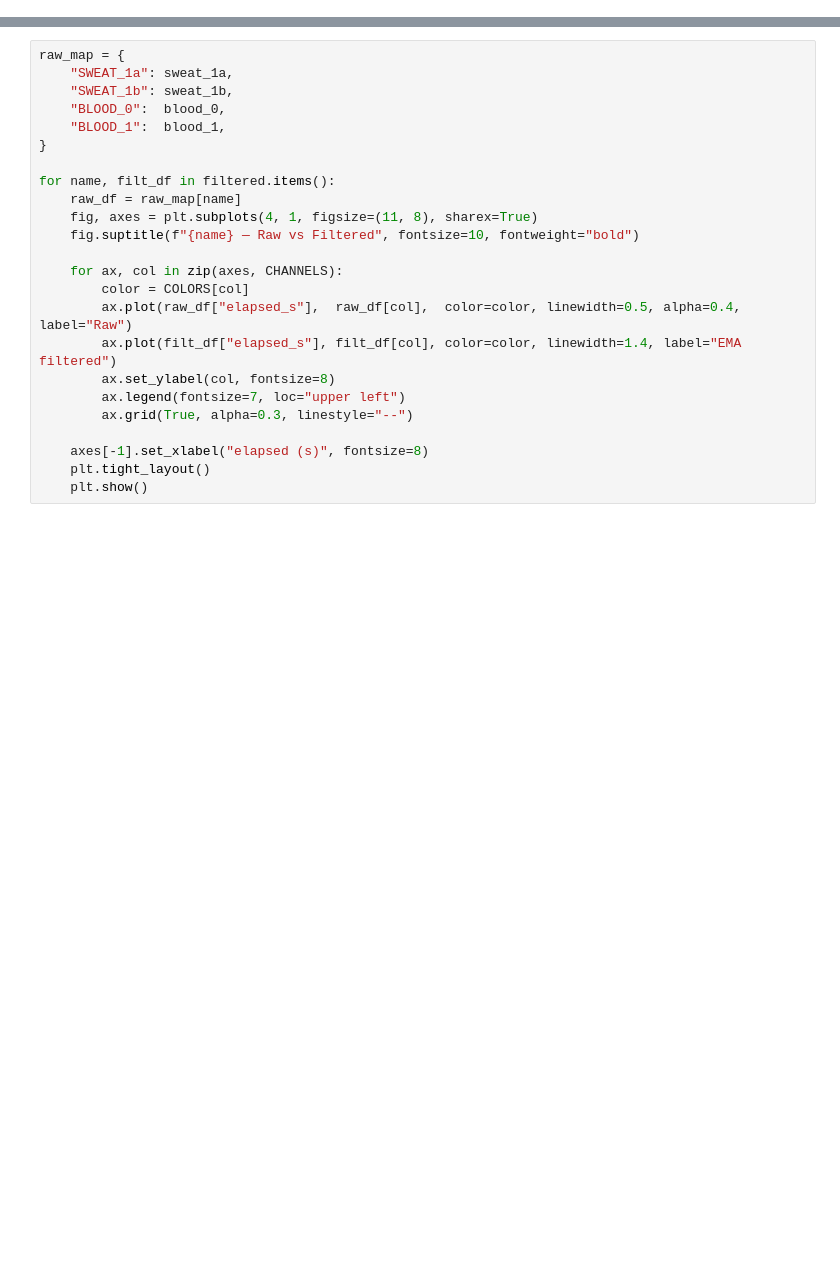
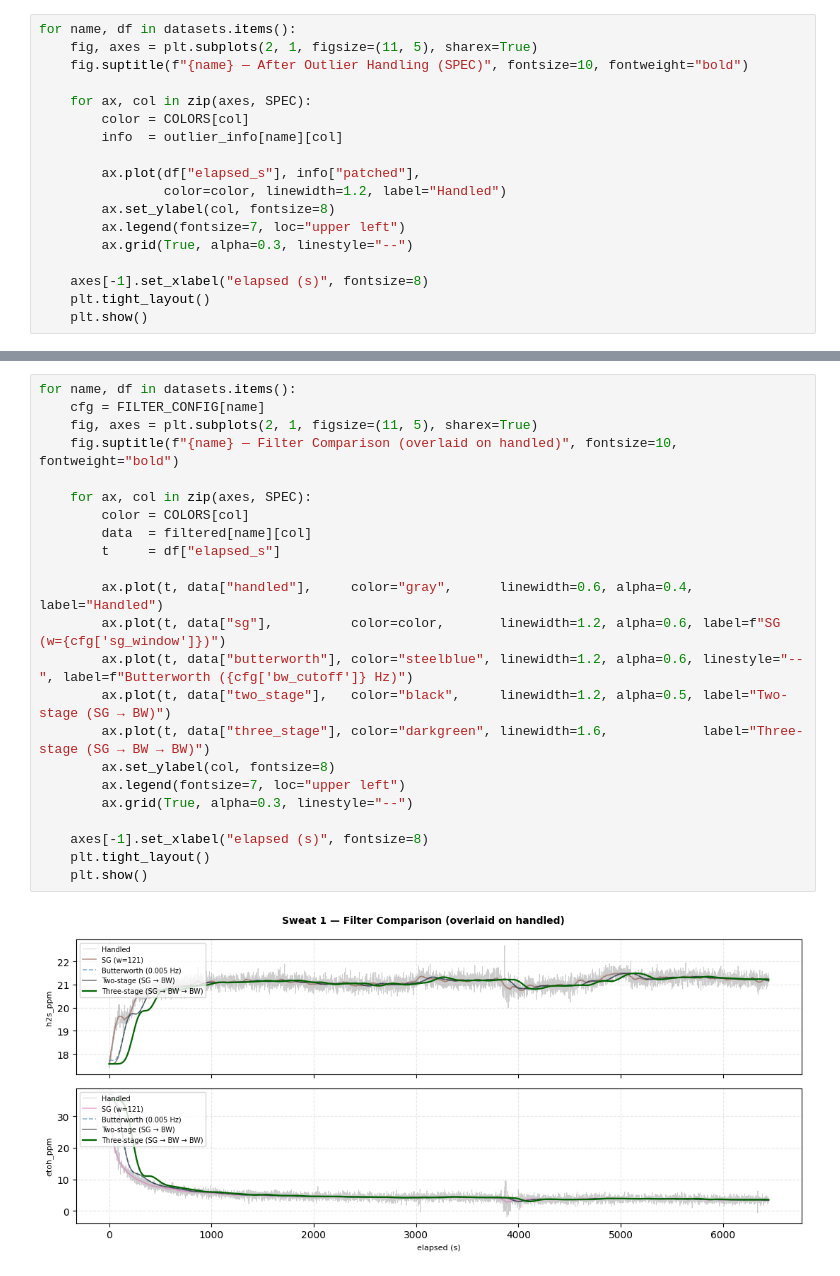
Before and after one commit to brenthoang12/gas-injury-detection, a Jupyter notebook: experiment-data-clean/spec_filter.ipynb, the cells around one changed output, grey strips where cells are left out. Saved outputs shown, nothing was run; the diff lists cells and outputs as text; blank space fills up the shorter version.

```diff
--- a/experiment-data-clean/spec_filter.ipynb
+++ b/experiment-data-clean/spec_filter.ipynb
@@ -88,0 +271,18 @@ for name, df in datasets.items():
+# %%
+for name, df in datasets.items():
+    fig, axes = plt.subplots(2, 1, figsize=(11, 5), sharex=True)
+    fig.suptitle(f"{name} — After Outlier Handling (SPEC)", fontsize=10, fontweight="bold")
+
+    for ax, col in zip(axes, SPEC):
+        color = COLORS[col]
+        info  = outlier_info[name][col]
+
+        ax.plot(df["elapsed_s"], info["patched"],
+                color=color, linewidth=1.2, label="Handled")
+        ax.set_ylabel(col, fontsize=8)
+        ax.legend(fontsize=7, loc="upper left")
+        ax.grid(True, alpha=0.3, linestyle="--")
+
+    axes[-1].set_xlabel("elapsed (s)", fontsize=8)
+    plt.tight_layout()
+    plt.show()
@@ -158,24 +367,25 @@ filtered = {
 # %%
-raw_map = {
-    "SWEAT_1a": sweat_1a,
-    "SWEAT_1b": sweat_1b,
-    "BLOOD_0":  blood_0,
-    "BLOOD_1":  blood_1,
-}
+for name, df in datasets.items():
+    cfg = FILTER_CONFIG[name]
+    fig, axes = plt.subplots(2, 1, figsize=(11, 5), sharex=True)
+    fig.suptitle(f"{name} — Filter Comparison (overlaid on handled)", fontsize=10, fontweight="bold")
 
-for name, filt_df in filtered.items():
-    raw_df = raw_map[name]
-    fig, axes = plt.subplots(4, 1, figsize=(11, 8), sharex=True)
-    fig.suptitle(f"{name} — Raw vs Filtered", fontsize=10, fontweight="bold")
+    for ax, col in zip(axes, SPEC):
+        color = COLORS[col]
+        data  = filtered[name][col]
+        t     = df["elapsed_s"]
 
-    for ax, col in zip(axes, CHANNELS):
-        color = COLORS[col]
-        ax.plot(raw_df["elapsed_s"],  raw_df[col],  color=color, linewidth=0.5, alpha=0.4, label="Raw")
-        ax.plot(filt_df["elapsed_s"], filt_df[col], color=color, linewidth=1.4, label="EMA filtered")
+        ax.plot(t, data["handled"],     color="gray",      linewidth=0.6, alpha=0.4, label="Handled")
+        ax.plot(t, data["sg"],          color=color,       linewidth=1.2, alpha=0.6, label=f"SG (w={cfg['sg_window']})")
+        ax.plot(t, data["butterworth"], color="steelblue", linewidth=1.2, alpha=0.6, linestyle="--", label=f"Butterworth ({cfg['bw_cutoff']} Hz)")
+        ax.plot(t, data["two_stage"],   color="black",     linewidth=1.2, alpha=0.5, label="Two-stage (SG → BW)")
+        ax.plot(t, data["three_stage"], color="darkgreen", linewidth=1.6,            label="Three-stage (SG → BW → BW)")
         ax.set_ylabel(col, fontsize=8)
         ax.legend(fontsize=7, loc="upper left")
         ax.grid(True, alpha=0.3, linestyle="--")
 
     axes[-1].set_xlabel("elapsed (s)", fontsize=8)
     plt.tight_layout()
     plt.show()
+# %% [output]
+[figure, added]
```
Also changed, not shown: parts of 21 cells of this notebook, 1 other file.
